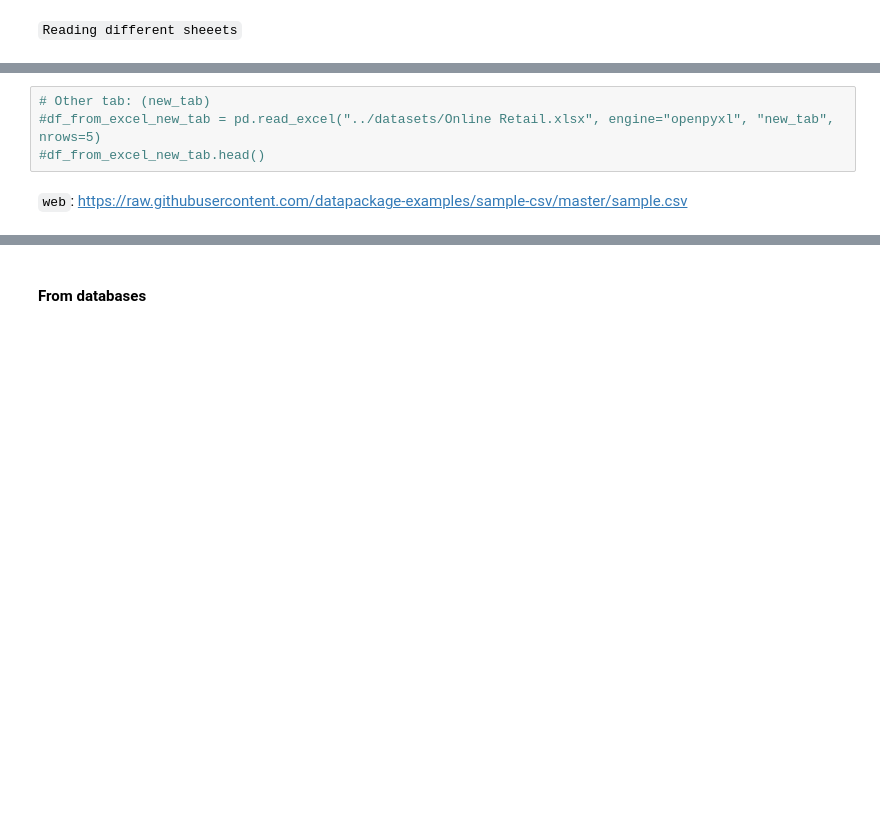
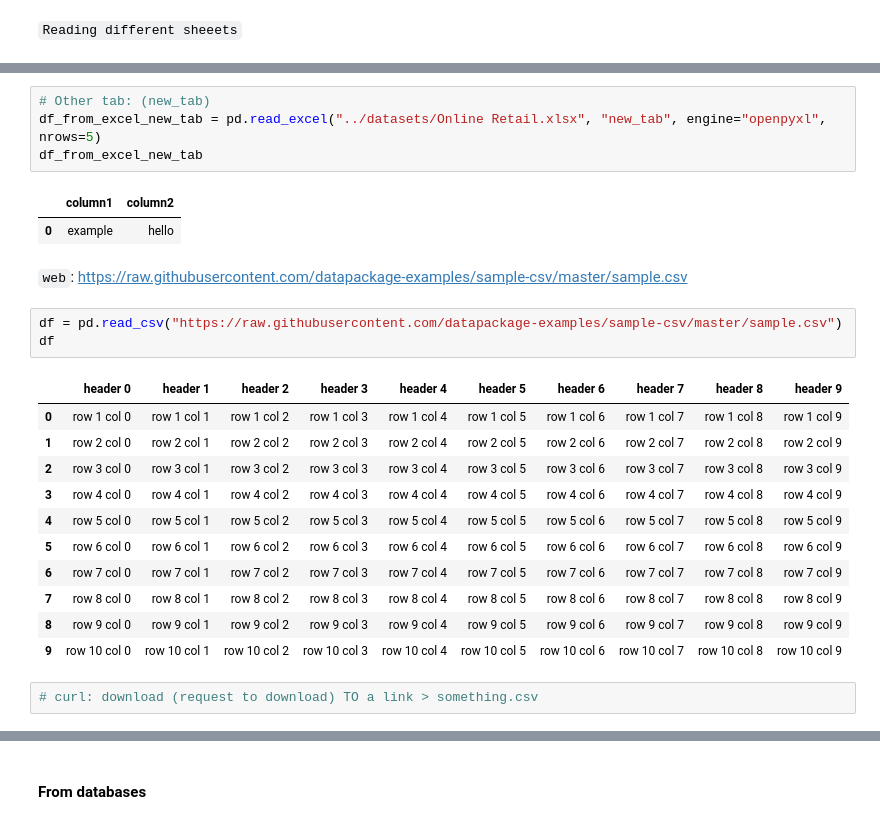
Before and after one commit to Ironhack-data-bcn-january-2024/lectures, a Jupyter notebook: week-2/3-Pandas I - Explorations.ipynb, the cells around one changed output, grey strips where cells are left out. Drawn from its saved outputs; the diff is of its cells as text; blank space fills up the shorter version.

```diff
--- a/week-2/3-Pandas I - Explorations.ipynb
+++ b/week-2/3-Pandas I - Explorations.ipynb
@@ -103,6 +418,26 @@ If I create a dataframe through a list of dictionaries:
 # %%
 # Other tab: (new_tab)
-#df_from_excel_new_tab = pd.read_excel("../datasets/Online Retail.xlsx", engine="openpyxl", "new_tab", nrows=5)
-#df_from_excel_new_tab.head()
+df_from_excel_new_tab = pd.read_excel("../datasets/Online Retail.xlsx", "new_tab", engine="openpyxl", nrows=5)
+df_from_excel_new_tab
+# %% [output]
+|  | column1 | column2 |
+| 0 | example | hello |
 # %% [markdown]
 `web`: https://raw.githubusercontent.com/datapackage-examples/sample-csv/master/sample.csv
+# %%
+df = pd.read_csv("https://raw.githubusercontent.com/datapackage-examples/sample-csv/master/sample.csv")
+df
+# %% [output]
+|  | header 0 | header 1 | header 2 | header 3 | header 4 | header 5 | header 6 | header 7 | header 8 | header 9 |
+| 0 | row 1 col 0 | row 1 col 1 | row 1 col 2 | row 1 col 3 | row 1 col 4 | row 1 col 5 | row 1 col 6 | row 1 col 7 | row 1 col 8 | row 1 col 9 |
+| 1 | row 2 col 0 | row 2 col 1 | row 2 col 2 | row 2 col 3 | row 2 col 4 | row 2 col 5 | row 2 col 6 | row 2 col 7 | row 2 col 8 | row 2 col 9 |
+| 2 | row 3 col 0 | row 3 col 1 | row 3 col 2 | row 3 col 3 | row 3 col 4 | row 3 col 5 | row 3 col 6 | row 3 col 7 | row 3 col 8 | row 3 col 9 |
+| 3 | row 4 col 0 | row 4 col 1 | row 4 col 2 | row 4 col 3 | row 4 col 4 | row 4 col 5 | row 4 col 6 | row 4 col 7 | row 4 col 8 | row 4 col 9 |
+| 4 | row 5 col 0 | row 5 col 1 | row 5 col 2 | row 5 col 3 | row 5 col 4 | row 5 col 5 | row 5 col 6 | row 5 col 7 | row 5 col 8 | row 5 col 9 |
+| 5 | row 6 col 0 | row 6 col 1 | row 6 col 2 | row 6 col 3 | row 6 col 4 | row 6 col 5 | row 6 col 6 | row 6 col 7 | row 6 col 8 | row 6 col 9 |
+| 6 | row 7 col 0 | row 7 col 1 | row 7 col 2 | row 7 col 3 | row 7 col 4 | row 7 col 5 | row 7 col 6 | row 7 col 7 | row 7 col 8 | row 7 col 9 |
+| 7 | row 8 col 0 | row 8 col 1 | row 8 col 2 | row 8 col 3 | row 8 col 4 | row 8 col 5 | row 8 col 6 | row 8 col 7 | row 8 col 8 | row 8 col 9 |
+| 8 | row 9 col 0 | row 9 col 1 | row 9 col 2 | row 9 col 3 | row 9 col 4 | row 9 col 5 | row 9 col 6 | row 9 col 7 | row 9 col 8 | row 9 col 9 |
+| 9 | row 10 col 0 | row 10 col 1 | row 10 col 2 | row 10 col 3 | row 10 col 4 | row 10 col 5 | row 10 col 6 | row 10 col 7 | row 10 col 8 | row 10 col 9 |
+# %%
+# curl: download (request to download) TO a link > something.csv
```
Also changed, not shown: parts of 73 cells of this notebook, 2 other files.
